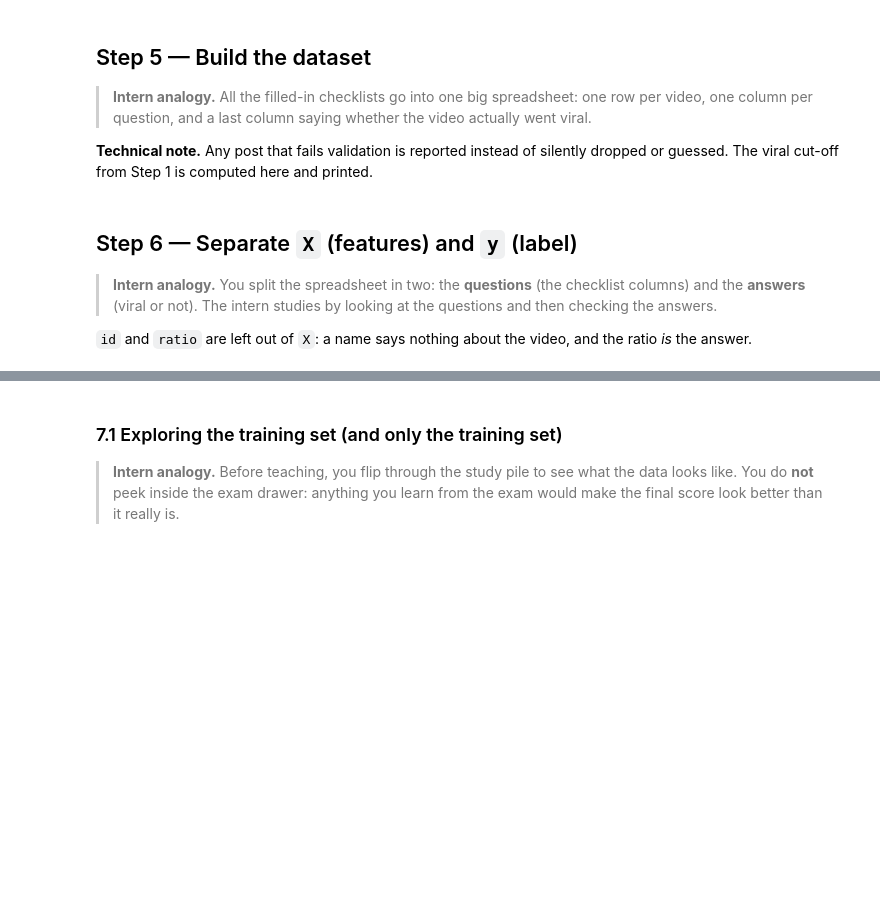
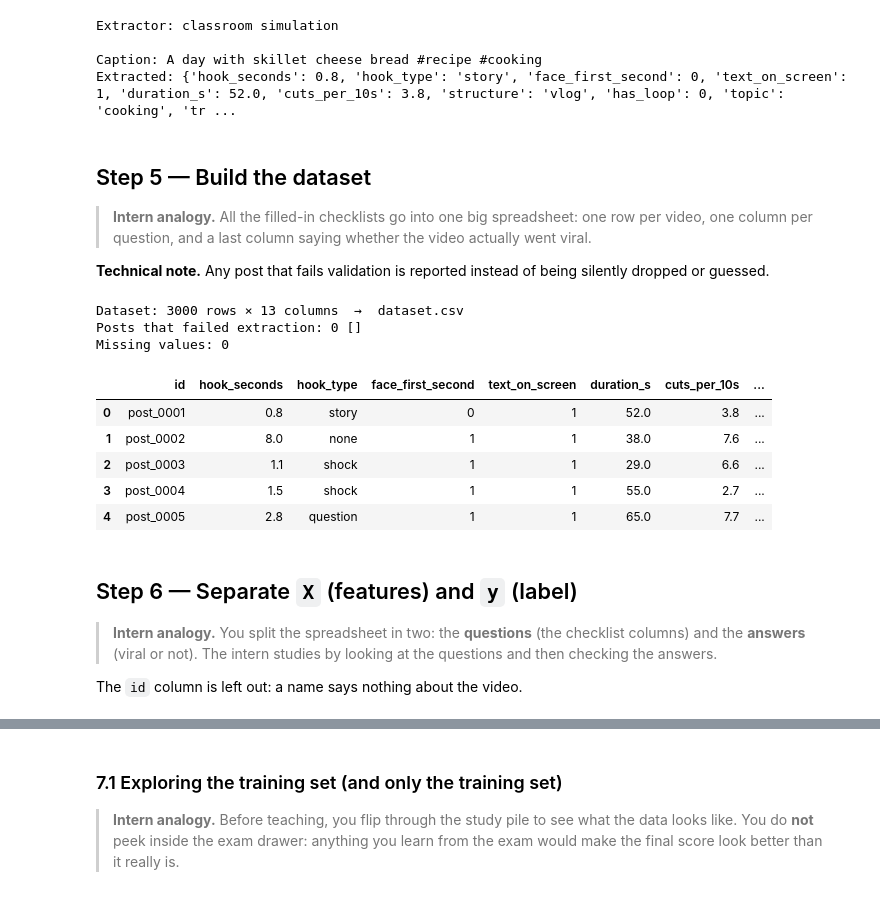
Before and after one commit to danielpugliezi/SITE, a Jupyter notebook: notebook/viral_predictor.ipynb, the cells around one changed output, grey strips where cells are left out. Saved outputs shown, nothing was run; the diff lists cells and outputs as text; code cells hidden in the pictures; blank space fills up the shorter version.

```diff
--- a/notebook/viral_predictor.ipynb
+++ b/notebook/viral_predictor.ipynb
@@ -90,3 +86,8 @@ def views_per_subscriber(post):
+# %%
+VIRAL_MULTIPLIER = 10
+
+def make_label(post):
+    return int(post["views"] >= VIRAL_MULTIPLIER * post["followers"])
 # %% [markdown]
 <a id="s2"></a>
 ## Step 2 — Define measurable features
@@ -279,47 +377,59 @@ sys.path.insert(0, os.getcwd())
 import post_extractor as px
 importlib.reload(px)   # picks up changes if the cell above is edited and re-run
 
-USE_LLM = False        # set to True to classify hooks and formats with an LLM (requires ANTHROPIC_API_KEY)
+USE_LLM = False        # set to True to use the LLM (requires ANTHROPIC_API_KEY)
 if USE_LLM and not os.environ.get("ANTHROPIC_API_KEY"):
-    print("No ANTHROPIC_API_KEY found: using the classroom rules instead.")
+    print("No ANTHROPIC_API_KEY found: falling back to the classroom simulation.")
     USE_LLM = False
+extract = px.extract_with_llm if USE_LLM else px.extract_simulated
 
-print("Hook/format classifier:", "LLM" if USE_LLM else "classroom rules")
-print("\nTitle:", posts[0]["title"])
-print("Extracted:", px.extract(posts[0], USE_LLM))
+print("Extractor:", "LLM" if USE_LLM else "classroom simulation")
+print("\nCaption:", posts[0]["caption"])
+print("Extracted:", extract(posts[0]))
+# %% [output]
+Extractor: classroom simulation
+
+Caption: A day with skillet cheese bread #recipe #cooking
+Extracted: {'hook_seconds': 0.8, 'hook_type': 'story', 'face_first_second': 0, 'text_on_screen': 1, 'duration_s': 52.0, 'cuts_per_10s': 3.8, 'structure': 'vlog', 'has_loop': 0, 'topic': 'cooking', 'tr ...
 # %% [markdown]
 <a id="s5"></a>
 ## Step 5 — Build the dataset
 
 > **Intern analogy.** All the filled-in checklists go into one big spreadsheet: one row per video, one column per question, and a last column saying whether the video actually went viral.
 
-**Technical note.** Any post that fails validation is reported instead of silently dropped or guessed. The viral cut-off from Step 1 is computed here and printed.
+**Technical note.** Any post that fails validation is reported instead of being silently dropped or guessed.
 # %%
 rows, failed = [], []
 for post in posts:
     try:
-        rows.append({"id": post["id"], **px.extract(post, USE_LLM), "ratio": views_per_subscriber(post)})
-    except (ValueError, KeyError, ZeroDivisionError) as error:
-        failed.append((post.get("id"), str(error)))
+        rows.append({"id": post["id"], **extract(post), "viral": make_label(post)})
+    except ValueError as error:
+        failed.append((post["id"], str(error)))
 
 dataset = pd.DataFrame(rows)
-VIRAL_CUTOFF = dataset["ratio"].quantile(1 - VIRAL_SHARE)
-dataset["viral"] = (dataset["ratio"] >= VIRAL_CUTOFF).astype(int)
 dataset.to_csv("dataset.csv", index=False)
 
-print(f"Dataset: {len(dataset)} rows  →  dataset.csv")
+print(f"Dataset: {dataset.shape[0]} rows × {dataset.shape[1]} columns  →  dataset.csv")
 print(f"Posts that failed extraction: {len(failed)}", failed[:5])
-print(f"Missing values: {int(dataset[FEATURES].isna().sum().sum())}")
-print(f"Viral cut-off: at least {VIRAL_CUTOFF:.2f} views per subscriber "
-      f"(median video: {dataset['ratio'].median():.2f})")
+print(f"Missing values: {int(dataset.isna().sum().sum())}")
 dataset.head()
+# %% [output]
+Dataset: 3000 rows × 13 columns  →  dataset.csv
+Posts that failed extraction: 0 []
+Missing values: 0
+|  | id | hook_seconds | hook_type | face_first_second | text_on_screen | duration_s | cuts_per_10s | ... |
+| 0 | post_0001 | 0.8 | story | 0 | 1 | 52.0 | 3.8 | ... |
+| 1 | post_0002 | 8.0 | none | 1 | 1 | 38.0 | 7.6 | ... |
+| 2 | post_0003 | 1.1 | shock | 1 | 1 | 29.0 | 6.6 | ... |
+| 3 | post_0004 | 1.5 | shock | 1 | 1 | 55.0 | 2.7 | ... |
+| 4 | post_0005 | 2.8 | question | 1 | 1 | 65.0 | 7.7 | ... |
 # %% [markdown]
 <a id="s6"></a>
 ## Step 6 — Separate `X` (features) and `y` (label)
 
 > **Intern analogy.** You split the spreadsheet in two: the **questions** (the checklist columns) and the **answers** (viral or not). The intern studies by looking at the questions and then checking the answers.
 
-`id` and `ratio` are left out of `X`: a name says nothing about the video, and the ratio *is* the answer.
+The `id` column is left out: a name says nothing about the video.
 # %%
 X = dataset[FEATURES]
 y = dataset["viral"]
```
Also changed, not shown: parts of 54 cells of this notebook, 10 other files.
